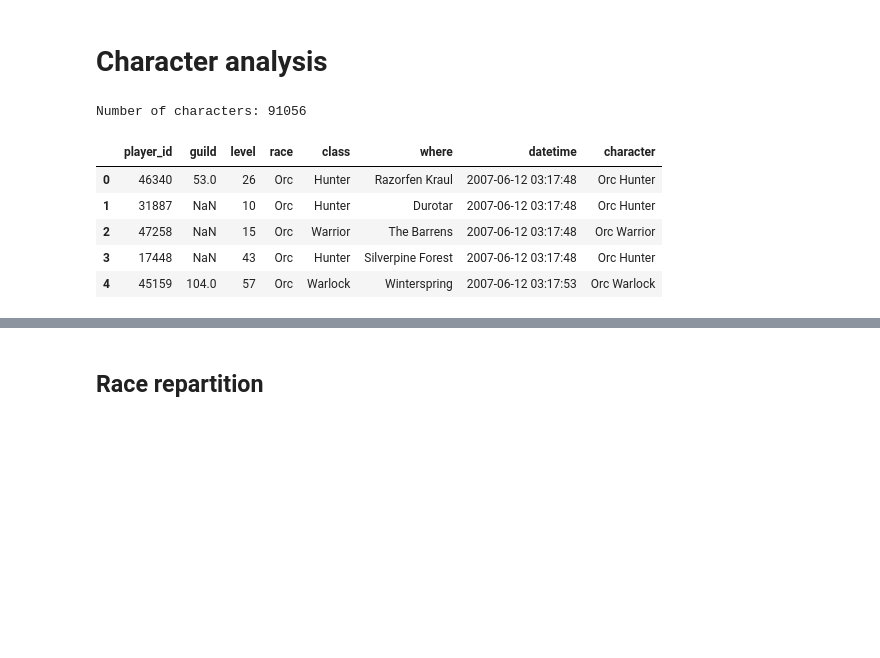
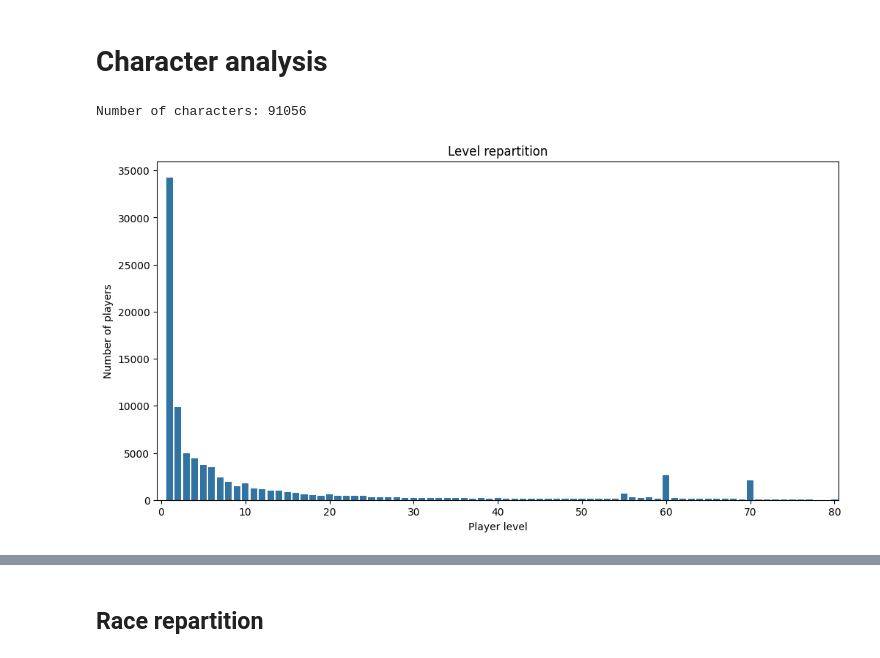
Before and after one commit to PierreVauterin/dataScience, a Jupyter notebook: wowDataAnalysis.ipynb, the cells around one changed output, grey strips where cells are left out. Cells and saved outputs as stored; diff of their text form; code cells hidden in the pictures; blank space fills up the shorter version.

Commit message:
Player level graph

```diff
--- a/wowDataAnalysis.ipynb
+++ b/wowDataAnalysis.ipynb
@@ -36,18 +37,26 @@ Shape of whole dataset: (36473027, 7)
 # %%
 data.sort_values(by="race")
 uniquePlayerData=data.drop_duplicates(subset="player_id").copy()
 #uniquePlayerData = uniquePlayerData[uniquePlayerData["race"].str.isalpha()]
 print(f"Number of characters: {uniquePlayerData.shape[0]}")
 
 character = uniquePlayerData["race"].astype(str)+" "+uniquePlayerData["class"].astype(str)
 
 uniquePlayerData["character"] = character
 uniquePlayerData.head()
+
+levelCounts = uniquePlayerData["level"].value_counts().sort_index()
+
+full_range = pd.Series(index=np.arange(0, 81, 1), data=0)  # Fill missing levels with 0 count
+levelCounts = full_range.add(levelCounts, fill_value=0)
+
+plt.figure(figsize=(12, 6))
+sns.barplot(x=levelCounts.index,y=levelCounts.values, order = levelCounts.index)
+plt.xticks(np.arange(0, 81, 10))
+plt.title("Player level repartition")
+plt.xlabel("Player level")
+plt.ylabel("Number of players")
+plt.show()
 # %% [output]
 Number of characters: 91056
-|  | player_id | guild | level | race | class | where | datetime | character |
-| 0 | 46340 | 53.0 | 26 | Orc | Hunter | Razorfen Kraul | 2007-06-12 03:17:48 | Orc Hunter |
-| 1 | 31887 | NaN | 10 | Orc | Hunter | Durotar | 2007-06-12 03:17:48 | Orc Hunter |
-| 2 | 47258 | NaN | 15 | Orc | Warrior | The Barrens | 2007-06-12 03:17:48 | Orc Warrior |
-| 3 | 17448 | NaN | 43 | Orc | Hunter | Silverpine Forest | 2007-06-12 03:17:48 | Orc Hunter |
-| 4 | 45159 | 104.0 | 57 | Orc | Warlock | Winterspring | 2007-06-12 03:17:53 | Orc Warlock |
+[figure, added]
```
Also changed, not shown: parts of 4 cells of this notebook.
